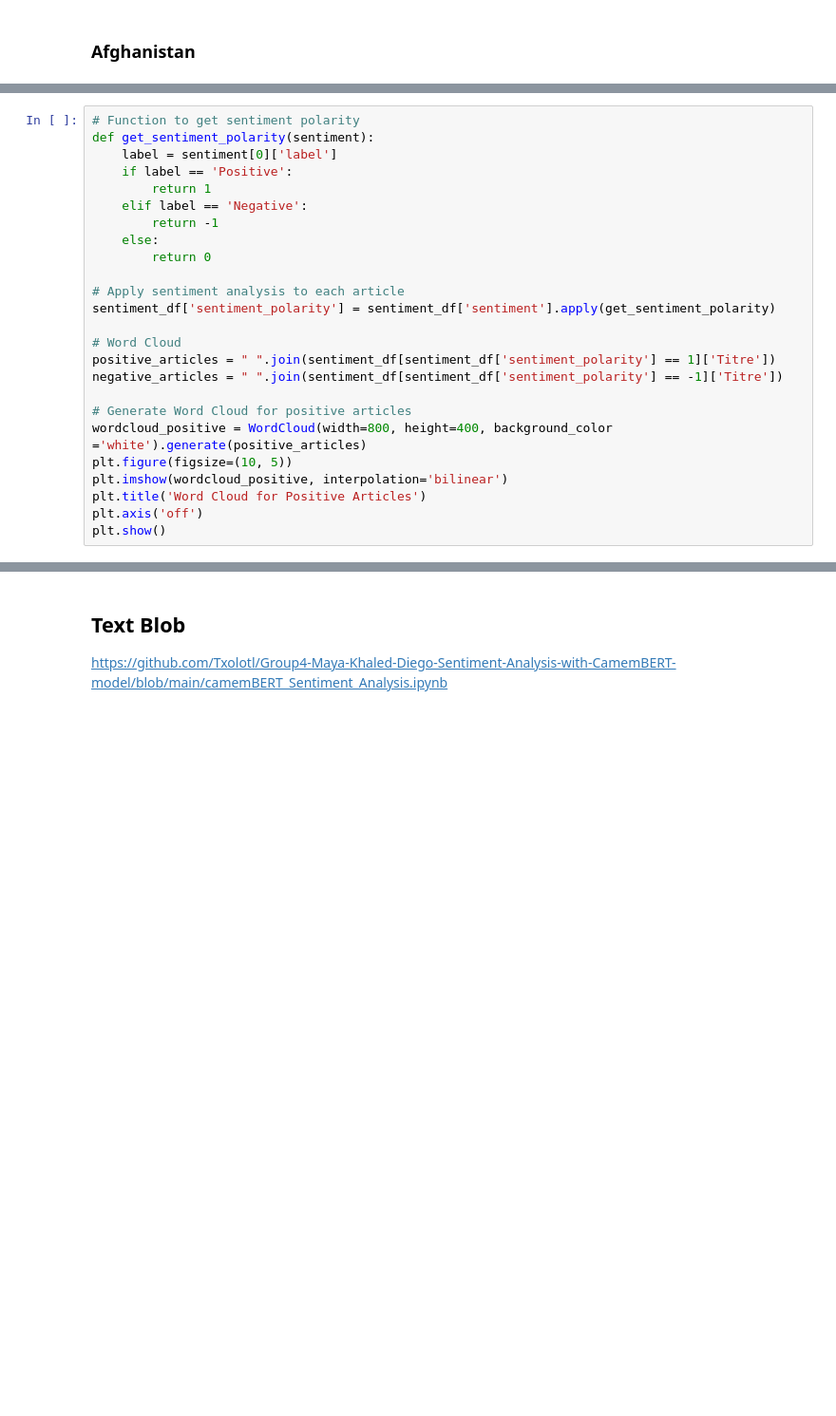
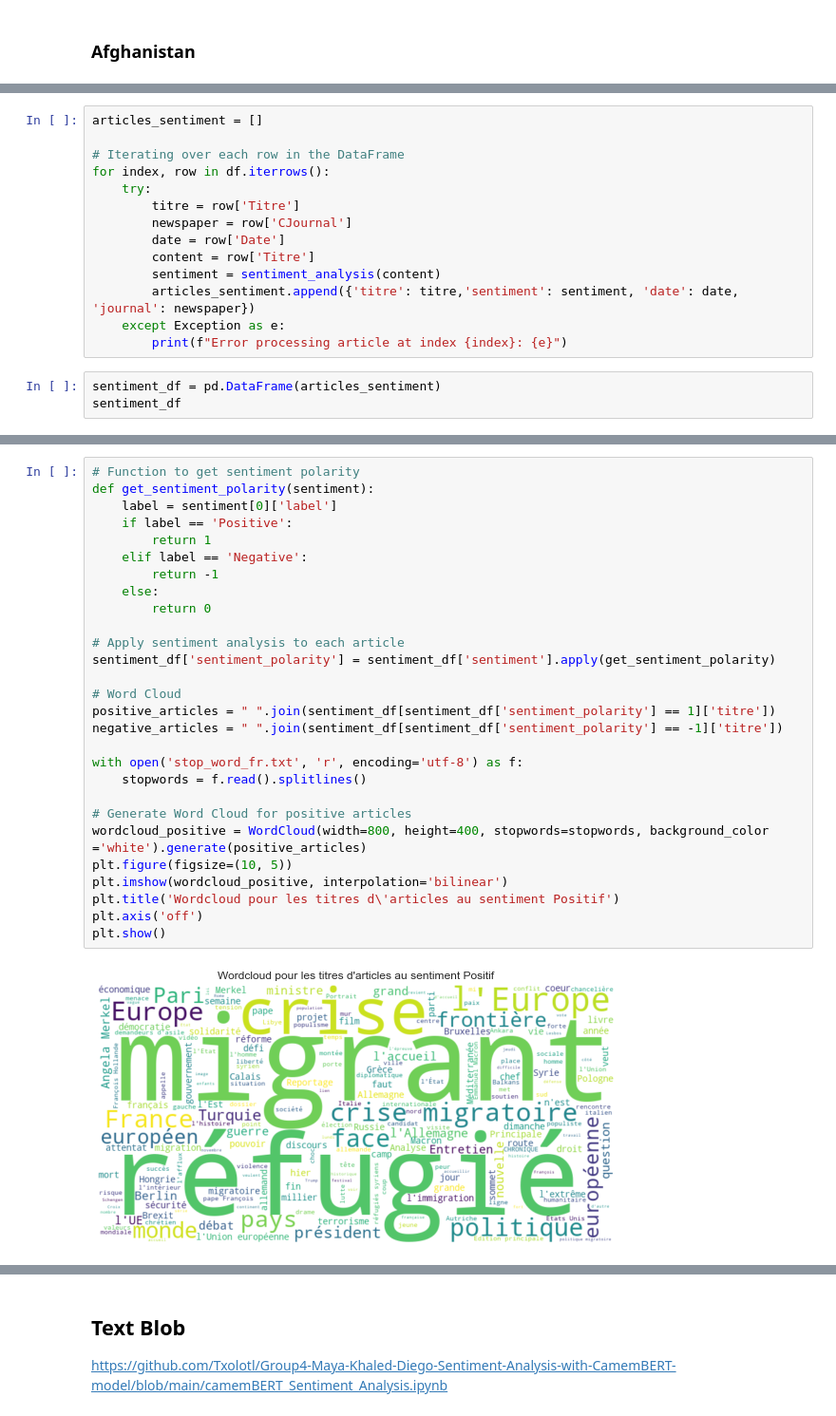
Before and after one commit to cmllbll/Projet_DSSS_2023, a Jupyter notebook: Sentiment Analysis.ipynb, the cells around one changed output, grey strips where cells are left out. Shown at 95% size. Saved outputs shown, nothing was run; the diff lists cells and outputs as text; blank space fills up the shorter version.

```diff
--- a/Sentiment Analysis.ipynb
+++ b/Sentiment Analysis.ipynb
@@ -208,0 +345,17 @@ Overall mean score: 0.6832463466582311
+# %%
+articles_sentiment = []
+
+# Iterating over each row in the DataFrame
+for index, row in df.iterrows():
+    try:
+        titre = row['Titre']
+        newspaper = row['CJournal']
+        date = row['Date']
+        content = row['Titre']
+        sentiment = sentiment_analysis(content)
+        articles_sentiment.append({'titre': titre,'sentiment': sentiment, 'date': date, 'journal': newspaper})
+    except Exception as e:
+        print(f"Error processing article at index {index}: {e}")
+# %%
+sentiment_df = pd.DataFrame(articles_sentiment)
+sentiment_df
@@ -209,27 +378,32 @@ Overall mean score: 0.6832463466582311
 # %%
 # Function to get sentiment polarity
 def get_sentiment_polarity(sentiment):
     label = sentiment[0]['label']
     if label == 'Positive':
         return 1
     elif label == 'Negative':
         return -1
     else:
         return 0
 
 # Apply sentiment analysis to each article
 sentiment_df['sentiment_polarity'] = sentiment_df['sentiment'].apply(get_sentiment_polarity)
 
 # Word Cloud
-positive_articles = " ".join(sentiment_df[sentiment_df['sentiment_polarity'] == 1]['Titre'])
-negative_articles = " ".join(sentiment_df[sentiment_df['sentiment_polarity'] == -1]['Titre'])
+positive_articles = " ".join(sentiment_df[sentiment_df['sentiment_polarity'] == 1]['titre'])
+negative_articles = " ".join(sentiment_df[sentiment_df['sentiment_polarity'] == -1]['titre'])
+
+with open('stop_word_fr.txt', 'r', encoding='utf-8') as f:
+    stopwords = f.read().splitlines()
 
 # Generate Word Cloud for positive articles
-wordcloud_positive = WordCloud(width=800, height=400, background_color ='white').generate(positive_articles)
+wordcloud_positive = WordCloud(width=800, height=400, stopwords=stopwords, background_color ='white').generate(positive_articles)
 plt.figure(figsize=(10, 5))
 plt.imshow(wordcloud_positive, interpolation='bilinear')
-plt.title('Word Cloud for Positive Articles')
+plt.title('Wordcloud pour les titres d\'articles au sentiment Positif')
 plt.axis('off')
 plt.show()
+# %% [output]
+[figure, added]
 # %%
 # Generate Word Cloud for negative articles
```
Also changed, not shown: parts of 36 cells of this notebook.
